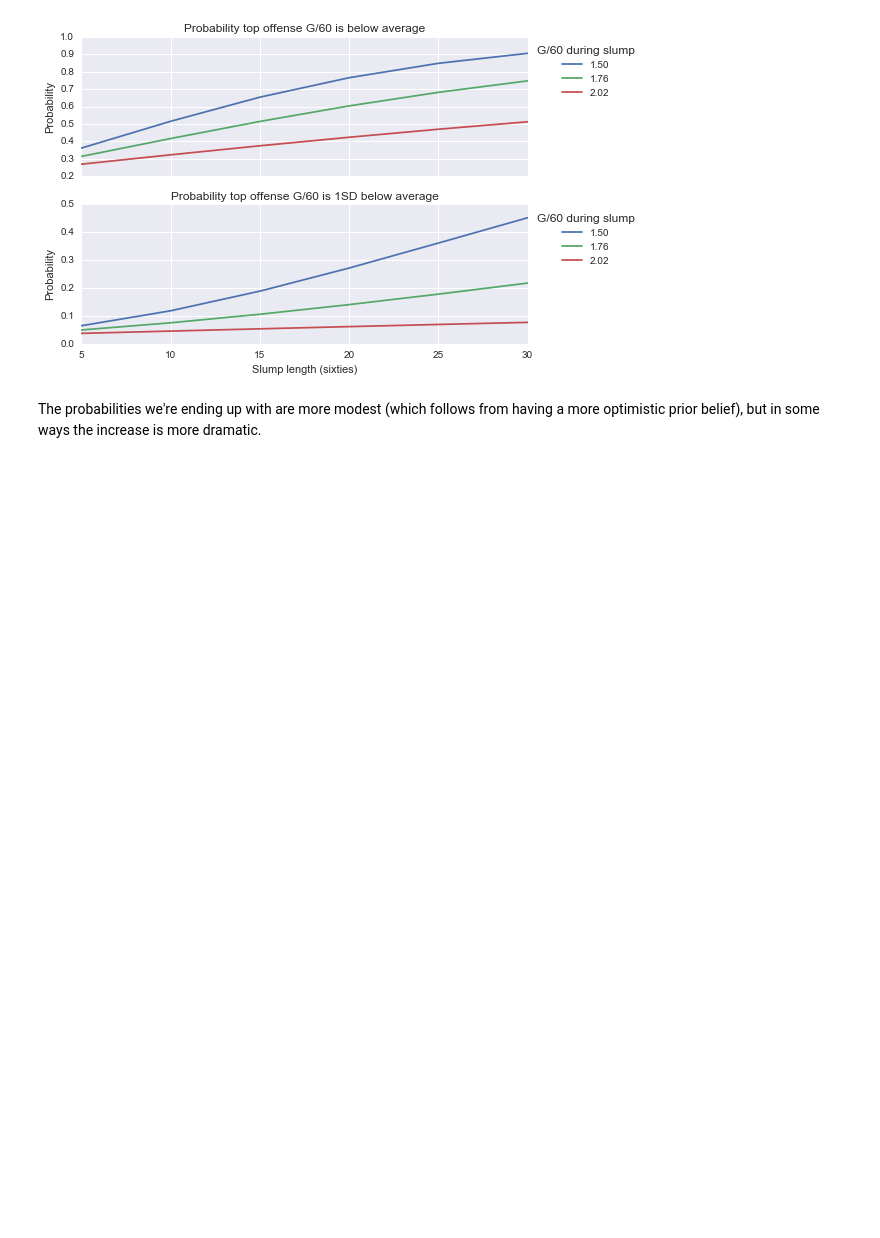
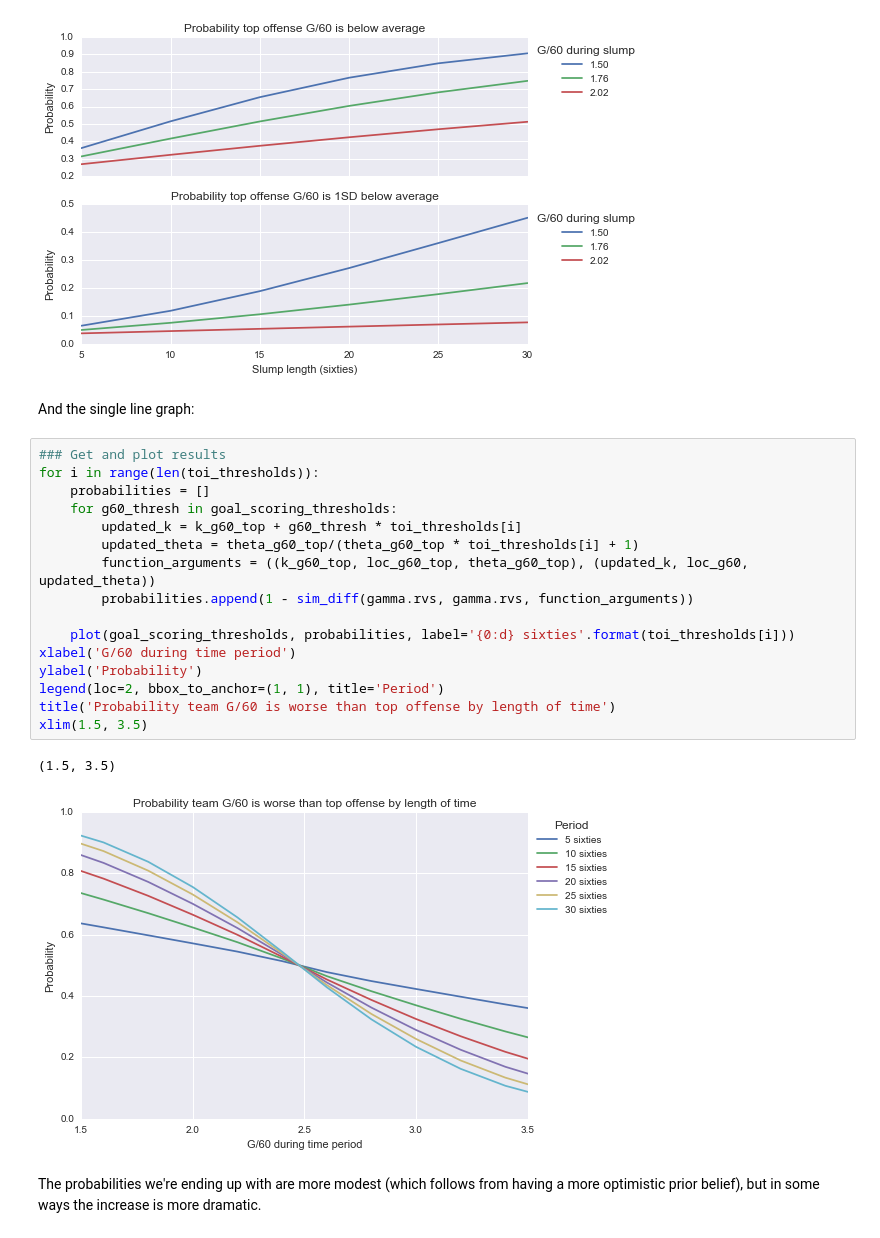
Before and after one commit to muneebalam/Hockey, a Jupyter notebook: NHL/Posts/Bayesian team sh%.ipynb, the cells around one changed output. Drawn from its saved outputs; the diff is of its cells as text; blank space fills up the shorter version.

```diff
--- a/NHL/Posts/Bayesian team sh%.ipynb
+++ b/NHL/Posts/Bayesian team sh%.ipynb
@@ -414,6 +455,27 @@ ax.legend(loc=2, bbox_to_anchor=(1, 1), title='G/60 during slump')
 # %% [output]
 <matplotlib.legend.Legend at 0x...>
 [figure]
+# %% [markdown]
+And the single line graph:
+# %%
+### Get and plot results
+for i in range(len(toi_thresholds)):
+    probabilities = []
+    for g60_thresh in goal_scoring_thresholds:
+        updated_k = k_g60_top + g60_thresh * toi_thresholds[i]
+        updated_theta = theta_g60_top/(theta_g60_top * toi_thresholds[i] + 1)
+        function_arguments = ((k_g60_top, loc_g60_top, theta_g60_top), (updated_k, loc_g60, updated_theta))
+        probabilities.append(1 - sim_diff(gamma.rvs, gamma.rvs, function_arguments))
+
+    plot(goal_scoring_thresholds, probabilities, label='{0:d} sixties'.format(toi_thresholds[i]))
+xlabel('G/60 during time period')
+ylabel('Probability')
+legend(loc=2, bbox_to_anchor=(1, 1), title='Period')
+title('Probability team G/60 is worse than top offense by length of time')
+xlim(1.5, 3.5)
+# %% [output]
+(1.5, 3.5)
+[figure, added]
 # %% [markdown]
 The probabilities we're ending up with are more modest (which follows from having a more optimistic prior belief), but in some ways the increase is more dramatic.
 # %% [markdown]
```
Also changed, not shown: parts of 15 cells of this notebook.
